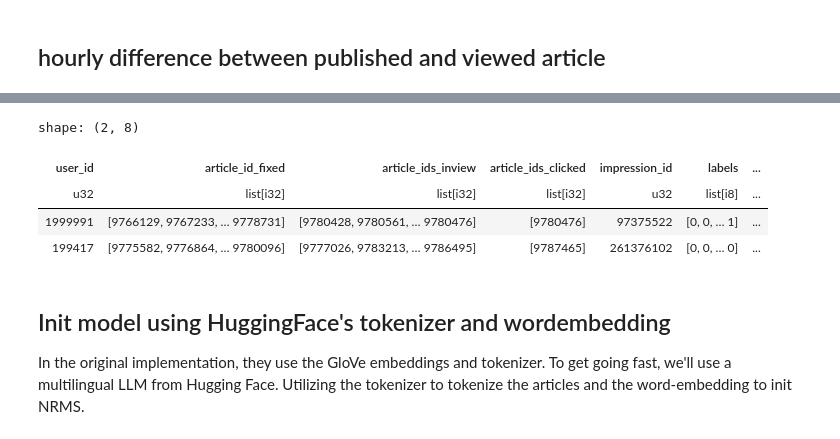
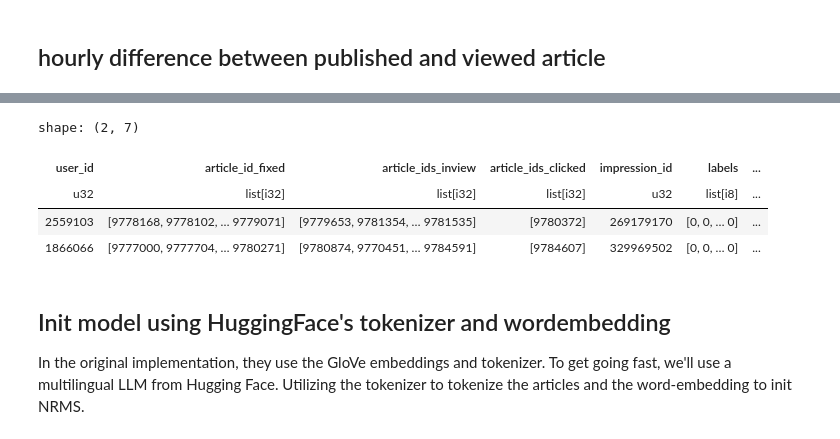
Before and after one commit to s204619/DeepL-Project, a Jupyter notebook: ebnerd-benchmark-copy/src/nrms_ebnerd.ipynb, the cells around one changed output, grey strips where cells are left out. Saved outputs shown, nothing was run; the diff lists cells and outputs as text; code cells hidden in the pictures.

```diff
--- a/ebnerd-benchmark-copy/src/nrms_ebnerd.ipynb
+++ b/ebnerd-benchmark-copy/src/nrms_ebnerd.ipynb
@@ -122,7 +122,7 @@ COLUMNS = [
     DEFAULT_IMPRESSION_TIMESTAMP_COL,
 ]
 HISTORY_SIZE = 20 #20
-FRACTION =0.05  # 0.01
+FRACTION =1  # 0.01
 
 df_train = (
     ebnerd_from_path(PATH.joinpath(DATASPLIT, "train"), history_size=HISTORY_SIZE)
@@ -272,41 +266,41 @@ df_validation["clicked_article_time"] = df_validation["article_ids_clicked"].app
 def calculate_hour_differences(impression_time, article_times):
         # If article_times is a single value (for clicked articles)
     if not isinstance(article_times, list):
         if article_times is None:
             return None
         return (impression_time - article_times).total_seconds() / 3600
 
     # If article_times is a list (for inview articles)
     differences = [(impression_time - article_time).total_seconds() / 3600
                   if article_time is not None else None
                   for article_time in article_times]
     return differences
 
 # Use for inview articles
 df_validation['inview_hour_differences'] = df_validation.apply(
     lambda row: calculate_hour_differences(row['impression_time'], row['inview_article_times']),
     axis=1
 )
 
-# Use for clicked article
-df_validation['clicked_hour_difference'] = df_validation.apply(
-   lambda row: calculate_hour_differences(row['impression_time'], row['clicked_article_time']),
-   axis=1
-)
+# # Use for clicked article -- might be leaky??
+# df_validation['clicked_hour_difference'] = df_validation.apply(
+#    lambda row: calculate_hour_differences(row['impression_time'], row['clicked_article_time']),
+#    axis=1
+# )
 
 #drop columns with the time
 df_validation = df_validation.drop(['inview_article_times', 'clicked_article_time','impression_time'], axis=1)
 
 
 df_validation = pl.from_pandas(df_validation)
 
 df_validation.head(2)
 # %% [output]
-shape: (2, 8)
+shape: (2, 7)
 | user_id | article_id_fixed | article_ids_inview | article_ids_clicked | impression_id | labels | ... |
 | u32 | list[i32] | list[i32] | list[i32] | u32 | list[i8] | ... |
-| 1999991 | [9766129, 9767233, … 9778731] | [9780428, 9780561, … 9780476] | [9780476] | 97375522 | [0, 0, … 1] | ... |
-| 199417 | [9775582, 9776864, … 9780096] | [9777026, 9783213, … 9786495] | [9787465] | 261376102 | [0, 0, … 0] | ... |
+| 2559103 | [9778168, 9778102, … 9779071] | [9779653, 9781354, … 9781535] | [9780372] | 269179170 | [0, 0, … 0] | ... |
+| 1866066 | [9777000, 9777704, … 9780271] | [9780874, 9770451, … 9784591] | [9784607] | 329969502 | [0, 0, … 0] | ... |
 # %% [markdown]
 ## Init model using HuggingFace's tokenizer and wordembedding
 In the original implementation, they use the GloVe embeddings and tokenizer. To get going fast, we'll use a multilingual LLM from Hugging Face.
```
Also changed, not shown: parts of 15 cells of this notebook, 3 other files.
